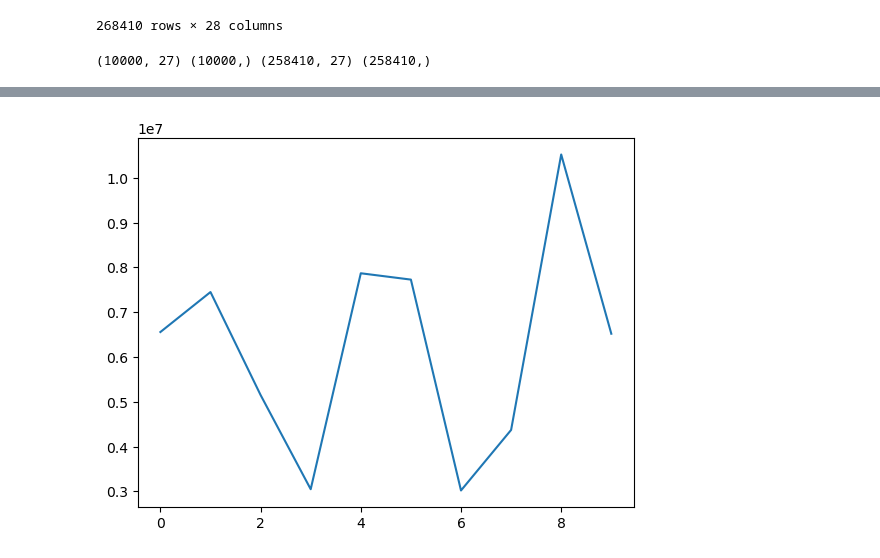
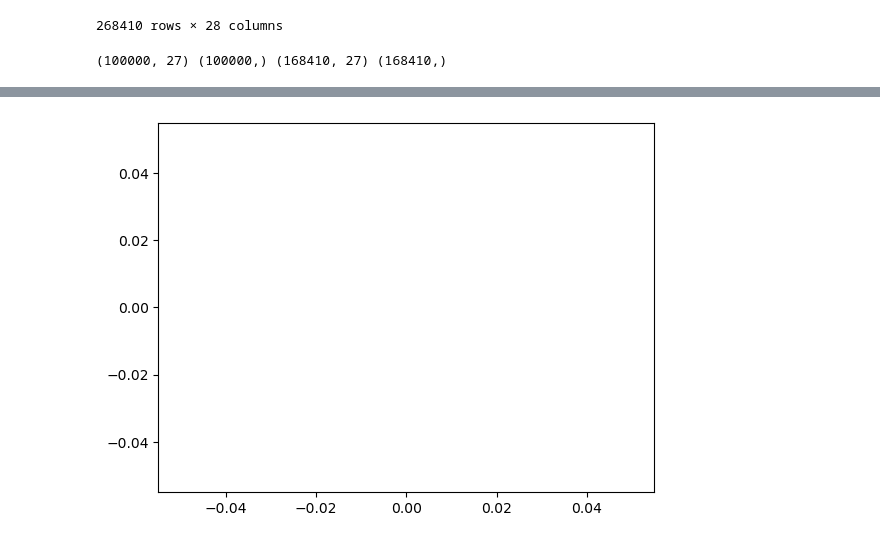
Before and after one commit to TheLoneCoderpy/rossmann_sales_prediction, a Jupyter notebook: notebook.ipynb, the cells around one changed output, grey strips where cells are left out. Drawn from its saved outputs; the diff is of its cells as text; code cells hidden in the pictures.

```diff
--- a/notebook.ipynb
+++ b/notebook.ipynb
@@ -262,11 +262,18 @@ big_df
 X = big_df.drop("sales", axis=1)
 y = big_df["sales"]
 
+scaler=StandardScaler()
+scaler.fit(X)
+x_scaled=scaler.transform(X)
+
+x_scaled_df = pd.DataFrame(x_scaled, columns=X.columns)
+
 #X_train, X_test, y_train, y_test = train_test_split(X, y, test_size=0.2, random_state=42)
-X_train = X[:10000]
-y_train = y[:10000]
-X_test = X[10000:]
-y_test = y[10000:]
+border = 100000
+X_train = x_scaled_df[:border]
+y_train = y[:border]
+X_test = x_scaled_df[border:]
+y_test = y[border:]
 
 print(X_train.shape, y_train.shape, X_test.shape, y_test.shape)
 
@@ -315,34 +322,41 @@ def make_voting(X_train, y_train, X_test, y_test):
 
 #make_voting(X_train, y_train, X_test, y_test) # error: 276596.59625331557
 # %% [output]
-(10000, 27) (10000,) (258410, 27) (258410,)
+(100000, 27) (100000,) (168410, 27) (168410,)
 # %%
 class Model(nn.Module):
     def __init__(self):
         super(Model, self).__init__()
         self.l1_h = 1000
-        self.l2_h = 2000
-        self.l3_h = 1000
-        self.l4_h = 1
+        self.l2_h = 3000
+        self.l3_h = 4000
+        self.l4_h = 1000
+        self.l5_h = 1
 
         self.l1 = nn.Linear(X.shape[1], self.l1_h)
         self.l2 = nn.Linear(self.l1_h, self.l2_h)
         self.l3 = nn.Linear(self.l2_h, self.l3_h)
         self.l4 = nn.Linear(self.l3_h, self.l4_h)
+        self.l5 = nn.Linear(self.l4_h, self.l5_h)
 
         self.relu = nn.ReLU()
 
     def forward(self, x):
-        x = self.l1(x)
-        x = self.relu(x)
-        x = self.l2(x)
-        x = self.relu(x)
-        x = self.l3(x)
-        x = self.relu(x)
-        x = self.l4(x)
-        x = self.relu(x)
+        #x = self.l1(x)
+        #x = self.relu(x)
+        #x = self.l2(x)
+        #x = self.relu(x)
+        #x = self.l3(x)
+        #x = self.relu(x)
+        #x = self.l4(x)
+        #x = self.relu(x)
+        #x = self.l5(x)
+        #x = self.relu(x)
+
+        x = self.relu(self.l5(self.relu(self.l4(self.relu(self.l3(self.relu(self.l2(self.relu(self.l1(x))))))))))
 
         return x
+
 
 class Dataset(torch.utils.data.Dataset):
     def __init__(self, x, y):
@@ -355,28 +369,30 @@ class Dataset(torch.utils.data.Dataset):
     def __getitem__(self, idx):
         return self.x[idx], self.y[idx]
 
+torch.manual_seed(1234)
+
 model = Model()
 optmizer = torch.optim.Adam(model.parameters(), lr=0.001, weight_decay=0.1)
 loss_fn = nn.MSELoss()
 dataset = Dataset(X_train, y_train)
 data_loader = torch.utils.data.DataLoader(dataset, batch_size=64, shuffle=True)
-schedular = torch.optim.lr_scheduler.CosineAnnealingLR(optmizer, T_max=10)
+schedular = torch.optim.lr_scheduler.CosineAnnealingLR(optmizer, T_max=20)
 
-epochs = 10
+epochs = 15
 losses = []
 
-for epoch in range(epochs):
-    for xb, yb in data_loader:
-        y_hat = model(xb)
-        loss = loss_fn(y_hat, yb)
-        loss.backward()
-        optmizer.step()
-        optmizer.zero_grad()
-        schedular.step()
-    print(f"Epoch [{epoch + 1}/{epochs}], Loss: {loss.item()}")
-    losses.append(loss.item())
+#for epoch in range(epochs):
+#    for xb, yb in data_loader:
+#        y_hat = model(xb)
+#        loss = loss_fn(y_hat, yb)
+#        loss.backward()
+#        optmizer.step()
+#        optmizer.zero_grad()
+#        schedular.step()
+#    print(f"Epoch [{epoch + 1}/{epochs}], Loss: {loss.item()}")
+#    losses.append(loss.item())
 
-torch.save(model.state_dict(), "model.pt")
+#torch.save(model.state_dict(), "model.pt")
 
 plt.plot(losses)
 plt.show()
@@ -394 +400 @@ Epoch [10/10], Loss: 6519096.0
-[figure, old version]
+[figure, new version]
```
Also changed, not shown: parts of 2 cells of this notebook.
